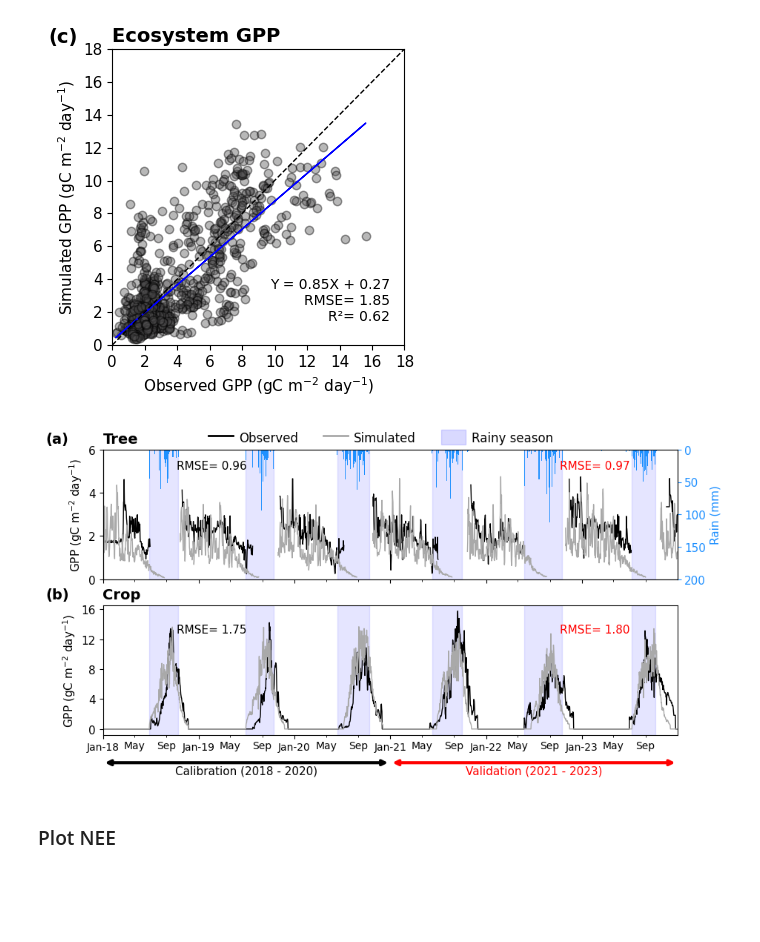
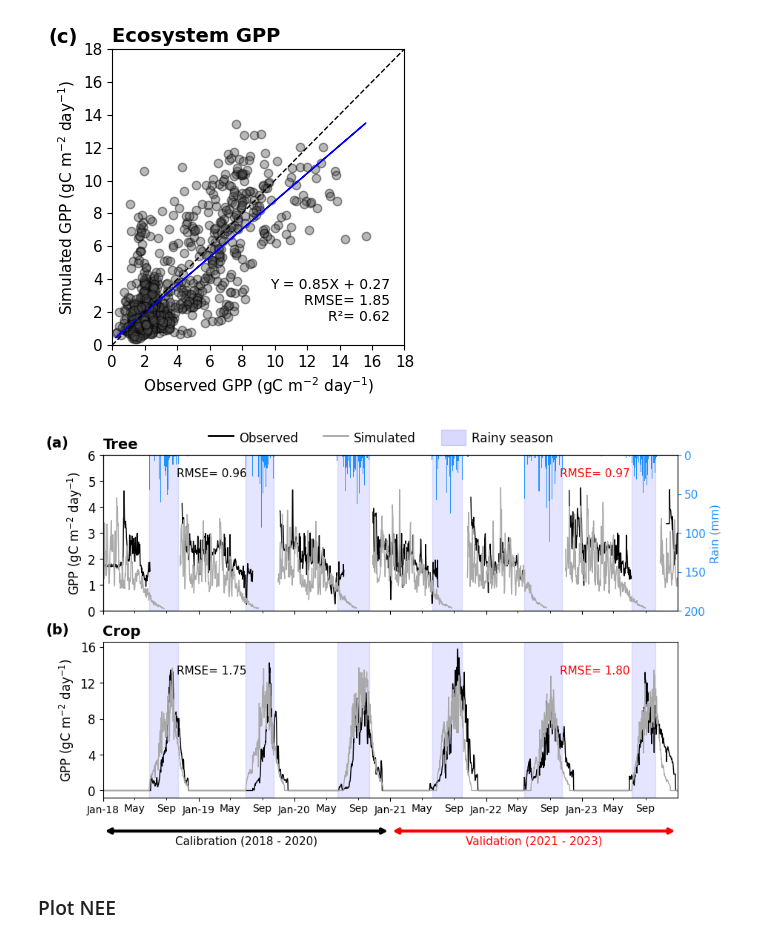
Before and after one commit to espoirgk/PhD_Repos, a Jupyter notebook: Plots_Paper1.ipynb, the cells around one changed output. Drawn from its saved outputs; the diff is of its cells as text; code cells hidden in the pictures; blank space fills up the shorter version.

```diff
--- a/Plots_Paper1.ipynb
+++ b/Plots_Paper1.ipynb
@@ -347,7 +375,7 @@ for year, group in df2.groupby(df2.index.year):
         rainy_seasons.append((start_date, end_date))
 
 # Create the plots with shared x-axis
-fig, (ax2, ax1) = plt.subplots(2, 1, sharex=True, figsize=(10, 5))
+fig, (ax2, ax1) = plt.subplots(2, 1, sharex=True, figsize=(10, 6))
 
 # Add the inverted Rain on the secondary y-axis
 ax3 = ax2.twinx()
@@ -393,7 +421,7 @@ ax1.set_title("Crop", fontsize=14, loc="left", weight='bold')
 ax2.set_title("Tree", fontsize=14, loc="left", weight='bold')
 
 # Set labels and title for the first subplot
-ax1.set_ylabel('GPP (gC m$^{-2}$ day$^{-1}$)', fontsize=11)
+ax1.set_ylabel('GPP (gC m$^{-2}$ day$^{-1}$)', fontsize=12)
 ax3.set_ylabel('Rain (mm)', color=color_rain, fontsize=11)
 ax3.tick_params(axis='y', colors=color_rain, labelsize=11)
 ax3.set_ylim(200, 0)
@@ -409,7 +437,7 @@ line2, = ax2.plot(df2.index, df2['GPP_Tree_orch'], lw=line_weight, color=color_s
 
 # Set labels and title for the second subplot
 # ax2.set_xlabel('Date')
-ax2.set_ylabel('GPP (gC m$^{-2}$ day$^{-1}$)', fontsize=11)
+ax2.set_ylabel('GPP (gC m$^{-2}$ day$^{-1}$)', fontsize=12)
 
 # Create a patch for the rainy season
 rain_patch = Patch(color='blue', alpha=0.15, label='Rainy season')
@@ -441,10 +469,10 @@ ax2.xaxis.set_minor_formatter(DateFormatter("%b"))
 # ax1.set_xlabel('Date', fontsize=11)
 
 # Update tick label sizes
-ax2.tick_params(axis='x', which='major', labelsize=11)
-ax2.tick_params(axis='x', which='minor', labelsize=8.5)
-ax2.tick_params(axis='y', labelsize=11)
-ax1.tick_params(axis='y', labelsize=11)
+ax2.tick_params(axis='x', which='major', labelsize=12)
+ax2.tick_params(axis='x', which='minor', labelsize=9)
+ax2.tick_params(axis='y', labelsize=12)
+ax1.tick_params(axis='y', labelsize=12)
 
 # Date formatter for minor ticks
 date_form = DateFormatter("%b-%y")
@@ -457,34 +485,34 @@ arrow_ax.axis('off')
 
 # Define start and end dates for the arrows
 start_date_black = pd.Timestamp('2018-01-01')
 end_date_black = pd.Timestamp('2020-12-31')
 start_date_red = pd.Timestamp('2021-01-01')
 end_date_red = pd.Timestamp('2023-12-31')
 
 # Draw arrows using date positions directly on the new axis
 arrow_ax.annotate('', xy=(start_date_black, 0.5), xytext=(end_date_black, 0.5),
                   arrowprops=dict(arrowstyle='<->', color='black', linewidth=3),
                   xycoords='data', textcoords='data', annotation_clip=False)
 
 arrow_ax.annotate('', xy=(start_date_red, 0.5), xytext=(end_date_red, 0.5),
                   arrowprops=dict(arrowstyle='<->', color='red', linewidth=3),
                   xycoords='data', textcoords='data', annotation_clip=False)
 
 # Compute the midpoints and add text below the arrows
 mid_black = start_date_black + (end_date_black - start_date_black) / 2
 mid_red = start_date_red + (end_date_red - start_date_red) / 2
 
 arrow_ax.text(mid_black, 0.05, 'Calibration (2018 - 2020)',
               color='black', ha='center', va='center', fontsize=11)
 
 arrow_ax.text(mid_red, 0.05, 'Validation (2021 - 2023)',
               color='red', ha='center', va='center', fontsize=11)
 
 arrow_ax.set_xlim(df2.index.min(), df2.index.max())
 
 plt.show()
 # %% [output]
-[figure, old version]
+[figure, new version]
 # %% [markdown]
 ### Plot NEE
 # %%
```
Also changed, not shown: parts of 16 cells of this notebook, 5 other files.
